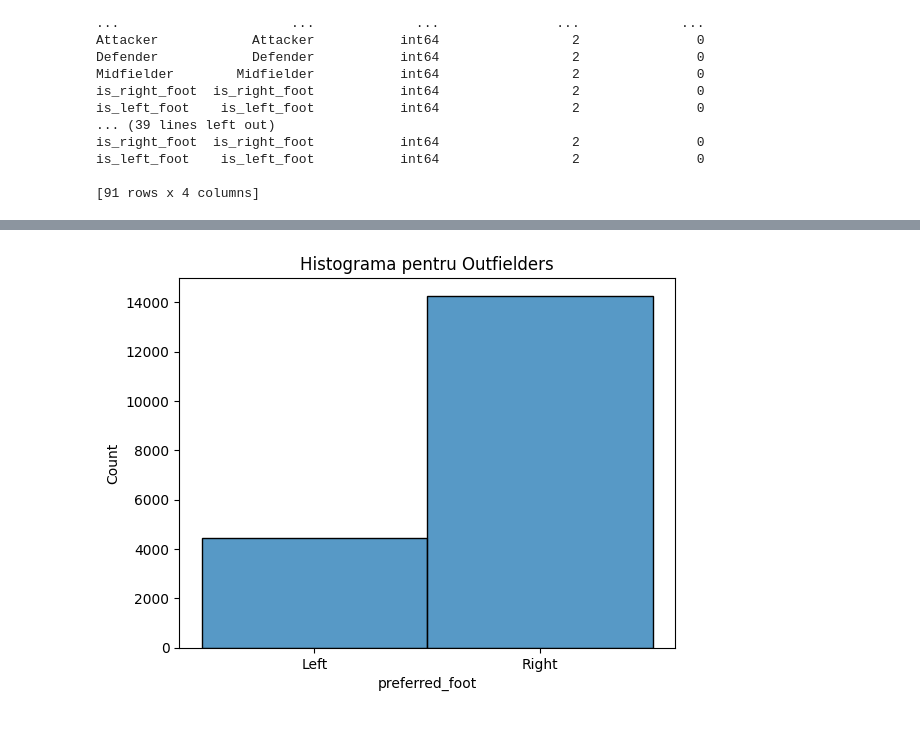
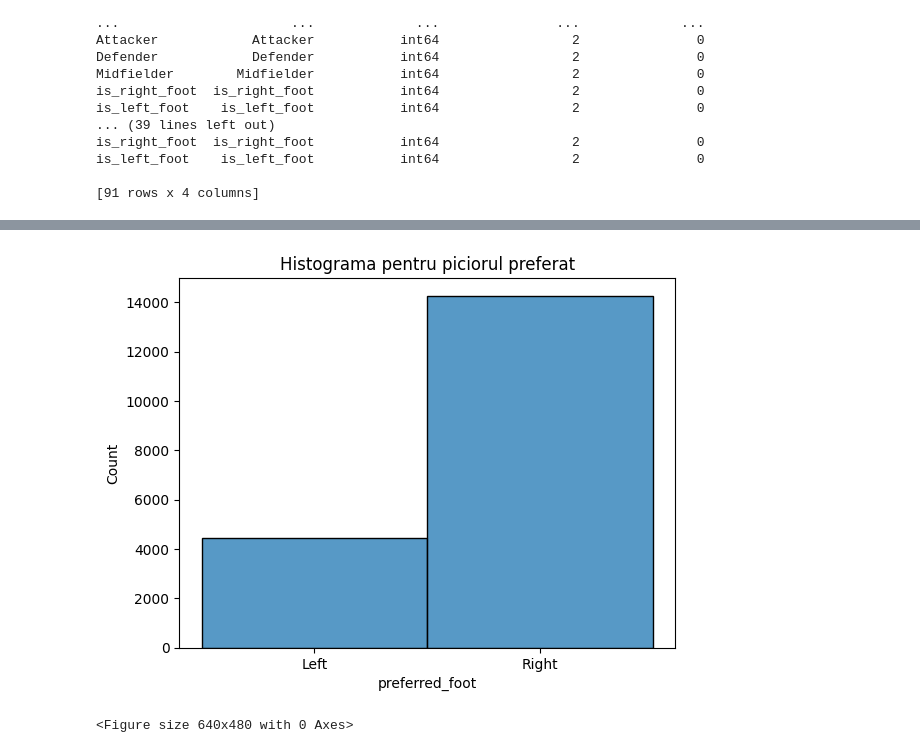
Before and after one commit to LukasL2004/data-science-internship, a Jupyter notebook: notebooks/week1_data_exploration.ipynb, the cells around one changed output, grey strips where cells are left out. Saved outputs shown, nothing was run; the diff lists cells and outputs as text; code cells hidden in the pictures.

```diff
--- a/notebooks/week1_data_exploration.ipynb
+++ b/notebooks/week1_data_exploration.ipynb
@@ -199,9 +221,12 @@ plt.show()
 # %%
 sns.histplot(data=fifa ,x='preferred_foot',binwidth=1)
-plt.title("Histograma pentru Outfielders")
+plt.title("Histograma pentru piciorul preferat")
 plt.show()
+plt.savefig("../outputs/plots/Histograma_pentru_Piciorul_Preferat.png")
+plt.clf()
 # %% [output]
-[figure, old version]
+[figure, new version]
+<Figure size 640x480 with 0 Axes>
 # %%
 all_positions = fifa['player_positions'].str.split(', ').explode()
 
```
Also changed, not shown: parts of 9 cells of this notebook, 17 other files.
